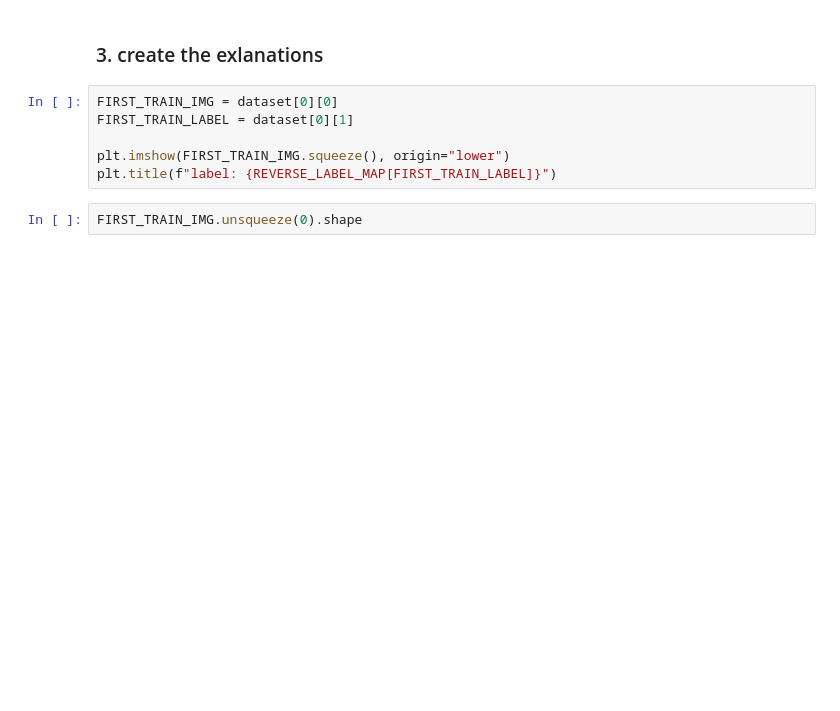
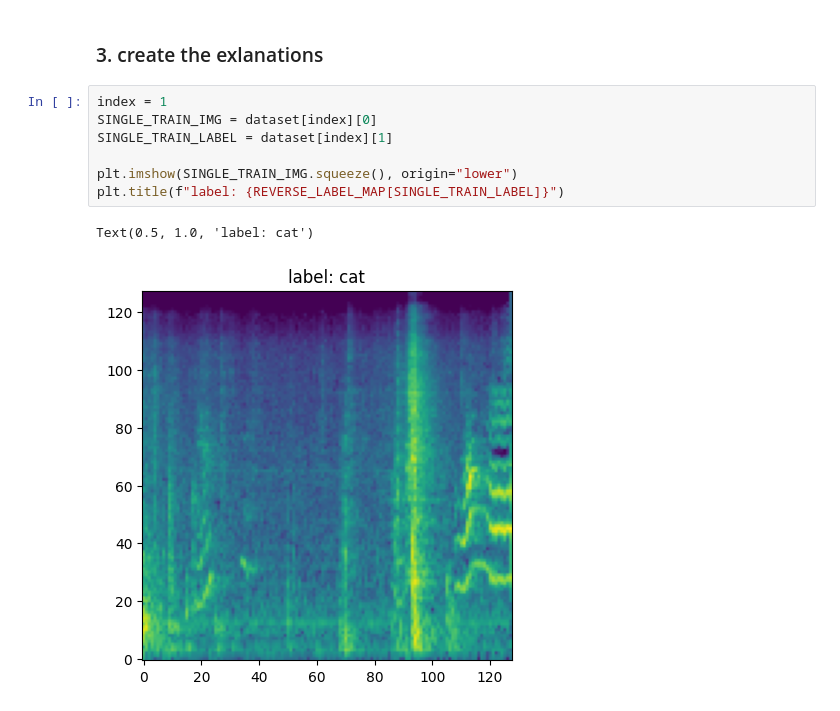
Before and after one commit to LukaVanHoeven/woofsandmeows, a Jupyter notebook: explain.ipynb, the cells around one changed output. Cells and saved outputs as stored; diff of their text form; blank space fills up the shorter version.

Commit message:
add more explanations and made images square

```diff
--- a/explain.ipynb
+++ b/explain.ipynb
@@ -140,12 +178,14 @@ model = model.to(DEVICE)
 # %% [markdown]
 ### 3. create the exlanations
 # %%
-FIRST_TRAIN_IMG = dataset[0][0]
-FIRST_TRAIN_LABEL = dataset[0][1]
+index = 1
+SINGLE_TRAIN_IMG = dataset[index][0]
+SINGLE_TRAIN_LABEL = dataset[index][1]
 
-plt.imshow(FIRST_TRAIN_IMG.squeeze(), origin="lower")
-plt.title(f"label: {REVERSE_LABEL_MAP[FIRST_TRAIN_LABEL]}")
+plt.imshow(SINGLE_TRAIN_IMG.squeeze(), origin="lower")
+plt.title(f"label: {REVERSE_LABEL_MAP[SINGLE_TRAIN_LABEL]}")
+# %% [output]
+Text(0.5, 1.0, 'label: cat')
+[figure, added]
-# %%
-FIRST_TRAIN_IMG.unsqueeze(0).shape
 # %%
 model.eval()
```
Also changed, not shown: parts of 11 cells of this notebook, 2 other files.
